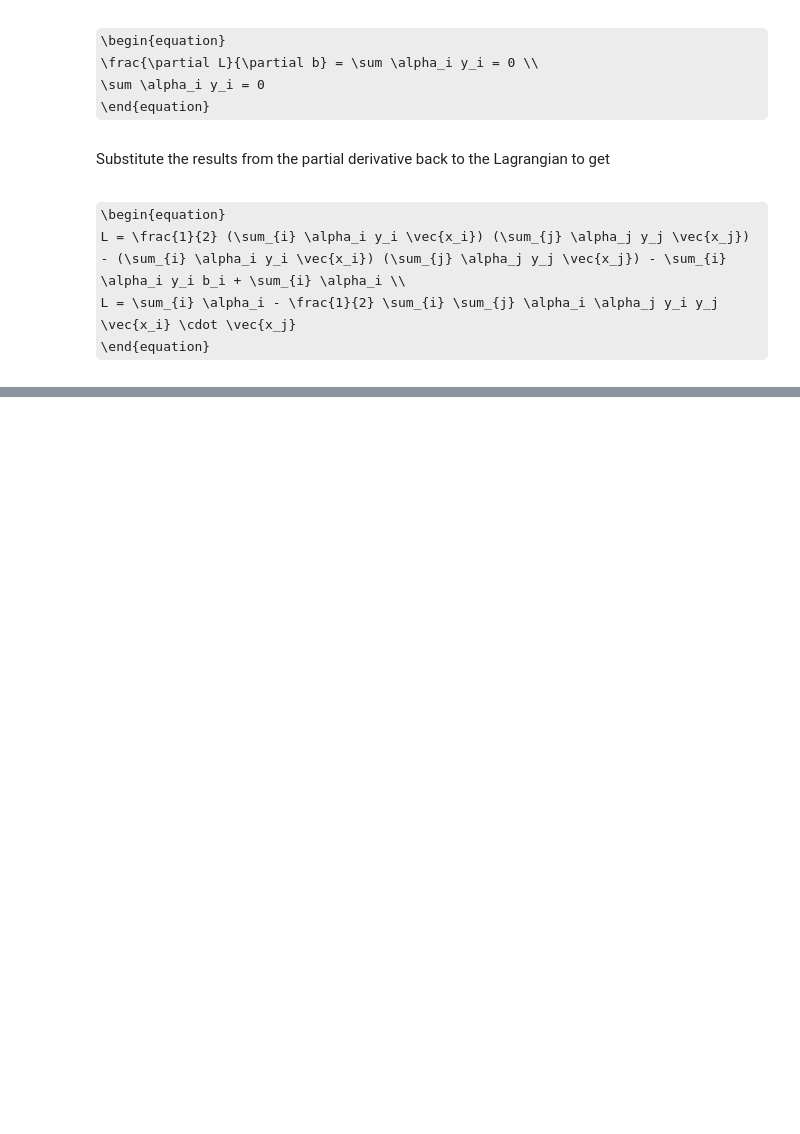
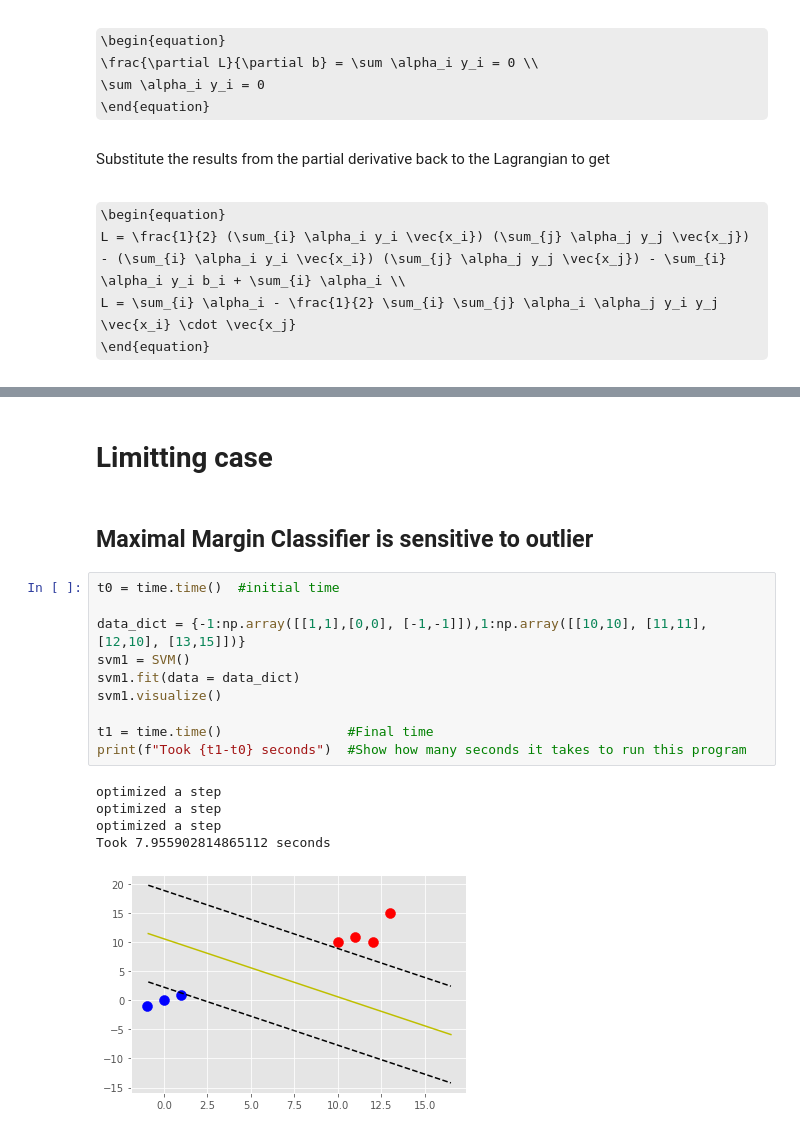
Before and after one commit to weiluntang89/ComputationalPhysics300, a Jupyter notebook: Projects/Machine Learning Project .ipynb, the cells around one changed output, grey strips where cells are left out. Saved outputs shown, nothing was run; the diff lists cells and outputs as text; some formulas as TeX source; blank space fills up the shorter version.

```diff
--- a/Projects/Machine Learning Project .ipynb
+++ b/Projects/Machine Learning Project .ipynb
@@ -390,0 +384,20 @@ print(combined[50:100])
+# %% [markdown]
+# Limitting case
+# %% [markdown]
+## Maximal Margin Classifier is sensitive to outlier
+# %%
+t0 = time.time()  #initial time
+
+data_dict = {-1:np.array([[1,1],[0,0], [-1,-1]]),1:np.array([[10,10], [11,11], [12,10], [13,15]])}
+svm1 = SVM()
+svm1.fit(data = data_dict)
+svm1.visualize()
+
+t1 = time.time()                #Final time
+print(f"Took {t1-t0} seconds")  #Show how many seconds it takes to run this program
+# %% [output]
+optimized a step
+optimized a step
+optimized a step
+Took 7.955902814865112 seconds
+[figure, added]
```
Also changed, not shown: parts of 20 cells of this notebook.
